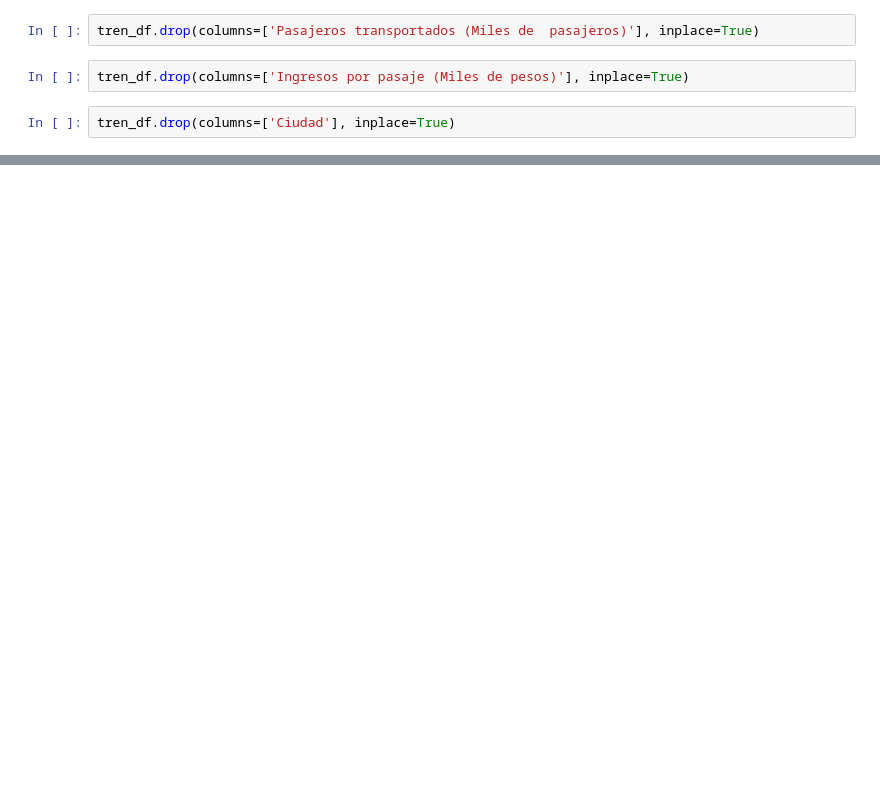
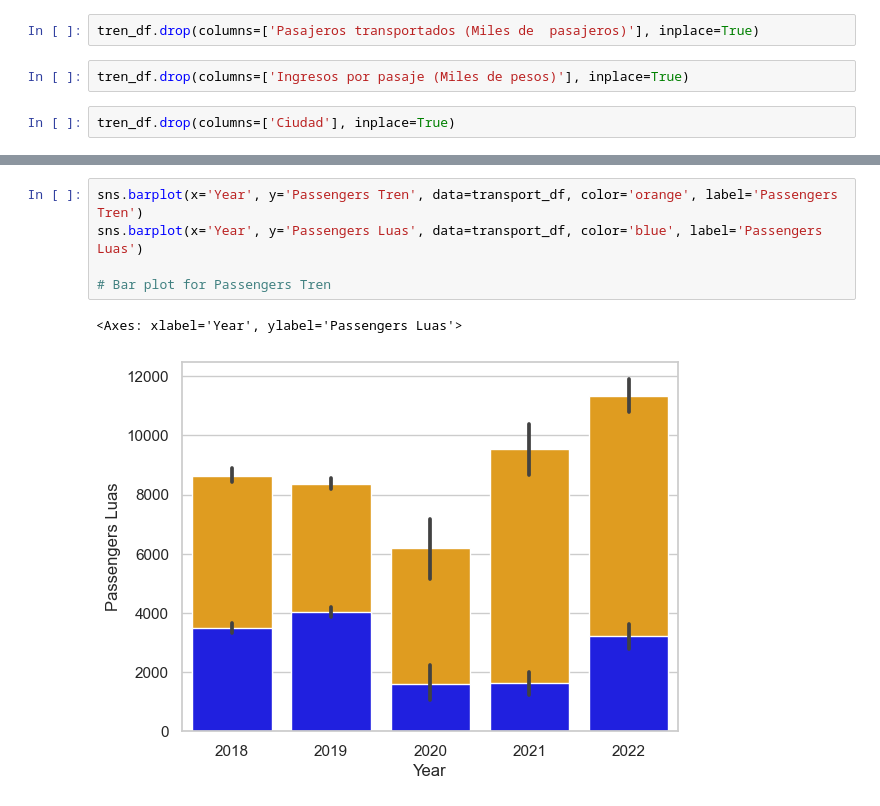
Before and after one commit to EdMendoza93/2023162, a Jupyter notebook: MSC_DA_CA2.ipynb, the cells around one changed output, grey strips where cells are left out. Saved outputs shown, nothing was run; the diff lists cells and outputs as text; blank space fills up the shorter version.

```diff
--- a/MSC_DA_CA2.ipynb
+++ b/MSC_DA_CA2.ipynb
@@ -110,0 +208,8 @@ tren_df
+# %%
+sns.barplot(x='Year', y='Passengers Tren', data=transport_df, color='orange', label='Passengers Tren')
+sns.barplot(x='Year', y='Passengers Luas', data=transport_df, color='blue', label='Passengers Luas')
+
+# Bar plot for Passengers Tren
+# %% [output]
+<Axes: xlabel='Year', ylabel='Passengers Luas'>
+[figure, added]
```
Also changed, not shown: parts of 29 cells of this notebook.
